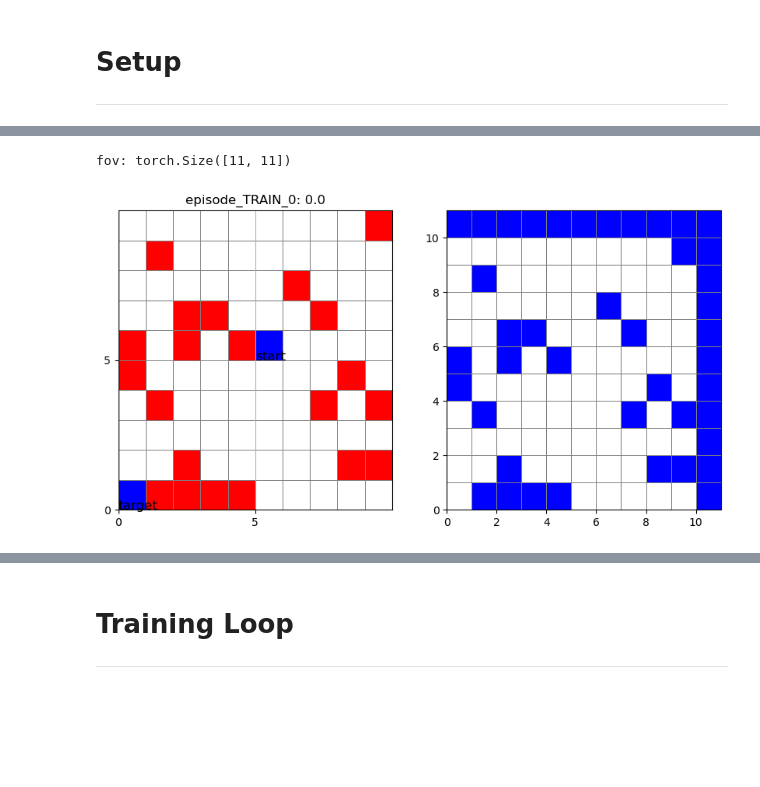
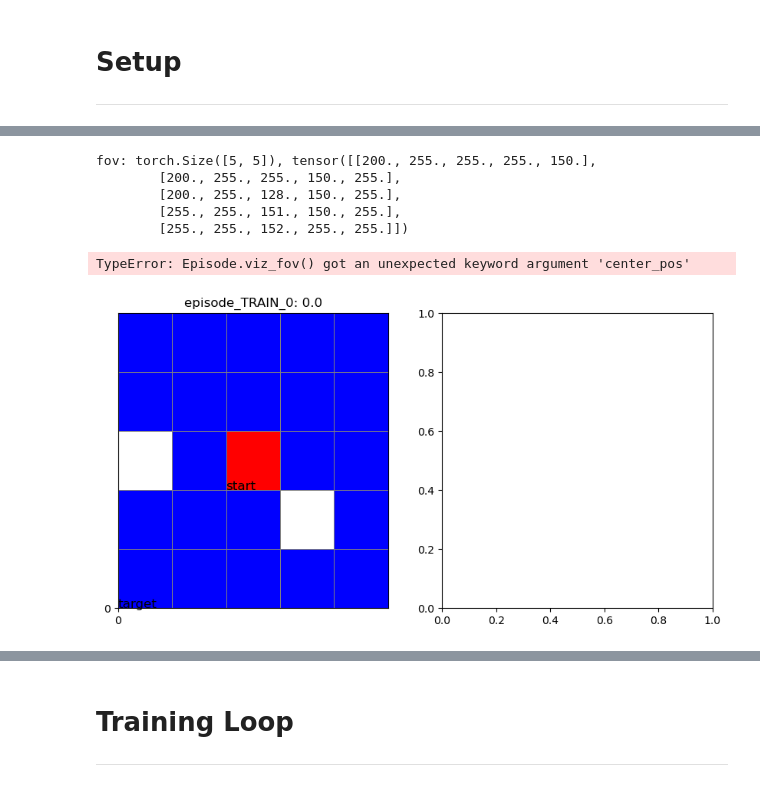
Before and after one commit to Chengbai/rf_agent, a Jupyter notebook: ange_v2.ipynb, the cells around one changed output, grey strips where cells are left out. Drawn from its saved outputs; the diff is of its cells as text; code cells hidden in the pictures; blank space fills up the shorter version.

```diff
--- a/ange_v2.ipynb
+++ b/ange_v2.ipynb
@@ -87,19 +84,24 @@ batch_repeat_sampler: [69, 76, 49, 90, 93, 46, 47, 79, 77, 0, 87, 6, 85, 44, 17,
 # %%
 episode1 = train_dataset.episodes[0]
 
 # Viz world
 fig, axes = plt.subplots(nrows=1, ncols=2, figsize=(10, 5))
 episode1.viz(ax=axes[0], reward_model=reward_model)
 
 # Viz fov
-fov = episode1.world.fov(center_pos=episode1.agent.start_state.position())
-print(f"fov: {fov.size()}")
+fov = episode1.fov(center_pos=episode1.agent.start_state.position())
+print(f"fov: {fov.size()}, {fov}")
 # print(f"fov: {fov}")
-episode1.world.viz_fov(center_pos=episode1.agent.start_state.position(), ax=axes[1])
+episode1.viz_fov(ax=axes[1])
 plt.show()
 # %% [output]
-fov: torch.Size([11, 11])
+fov: torch.Size([5, 5]), tensor([[200., 255., 255., 255., 150.],
+        [200., 255., 255., 150., 255.],
+        [200., 255., 128., 150., 255.],
+        [255., 255., 151., 150., 255.],
+        [255., 255., 152., 255., 255.]])
+TypeError: Episode.viz_fov() got an unexpected keyword argument 'center_pos'
-[figure, old version]
+[figure, new version]
 # %%
 def train_and_plot_policy(policy: Policy, debug: bool = False):
     episode = Episode.new(id="train")
```
Also changed, not shown: parts of 6 cells of this notebook, 8 other files.
